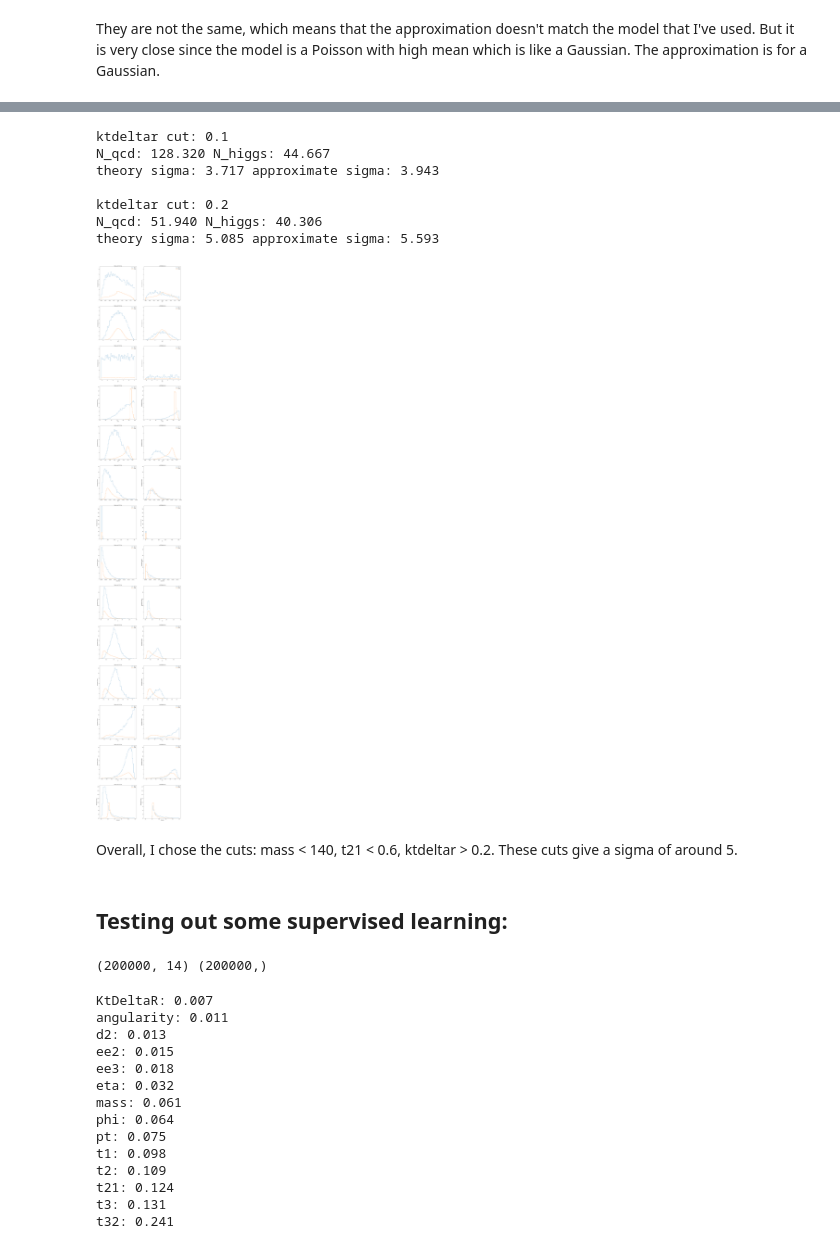
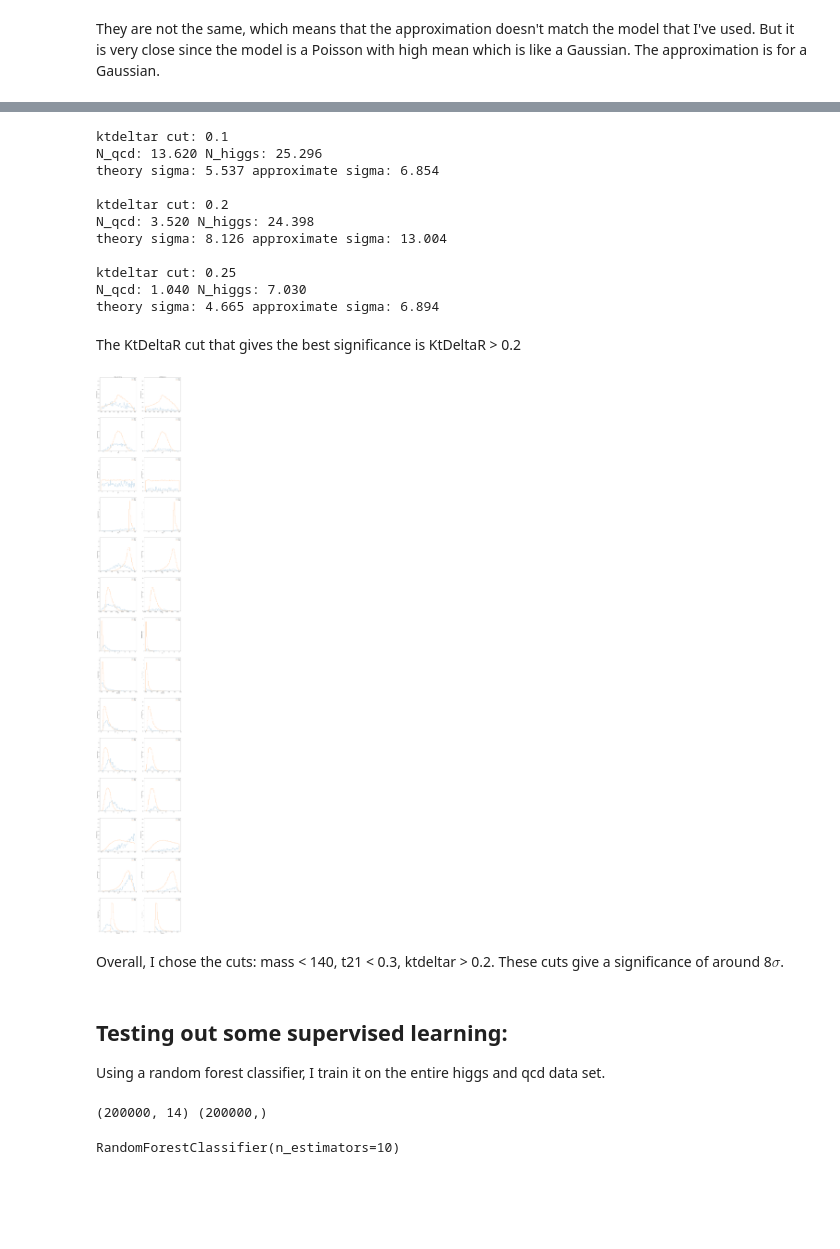
Before and after one commit to bvshih/PHYS434, a Jupyter notebook: Lab7/Lab7.ipynb, the cells around one changed output, grey strips where cells are left out. Saved outputs shown, nothing was run; the diff lists cells and outputs as text; code cells hidden in the pictures; blank space fills up the shorter version.

```diff
--- a/Lab7/Lab7.ipynb
+++ b/Lab7/Lab7.ipynb
@@ -115,7 +121,6 @@ def get_ylims(y1, y2, y3, y4):
 fig, ax = plt.subplots(14, 2, figsize = (20,140))
 
 for i in range(len(keys)):
-#for i in range(1):
     hist1 = ax[i,0].hist(qcd[keys[i]], weights = np.ones(len(qcd))*normalization_qcd, bins = 50, histtype = 'step' ,label = 'QCD');
     hist2 = ax[i,0].hist(higgs[keys[i]], weights = np.ones(len(higgs))*normalization_higgs, bins = hist1[1], histtype = 'step' ,label = 'Higgs');
 
@@ -129,9 +134,10 @@ for i in range(len(keys)):
 
     for k in range(len(title)):
         ax[i,k].set_ylim(ymin, ymax)
-        ax[i,k].set_title(title[k])
         ax[i,k].set_ylabel('Normalized Counts')
         ax[i,k].set_xlabel(keys[i])
         ax[i,k].legend()
+ax[0,0].set_title(title[0])
+ax[0,1].set_title(title[1])
 plt.show()
 # %% [output]
@@ -139,8 +145,8 @@ plt.show()
 # %%
-t21_cut = [0.6, 0.5, 0.4, 0.3]
+t21_cut = [0.6, 0.5, 0.4, 0.3, 0.2]
 
 for i in t21_cut:
-    print(f't12 cut: {i}')
+    print(f't21 cut: {i}')
     cut2_qcd = cut_qcd[cut_qcd['t21'] < i]
     cut2_higgs = cut_higgs[cut_higgs['t21'] < i]
 
@@ -173,8 +185,7 @@ theory sigma: 5.320 approximate sigma: 6.435
 keys = ['pt', 'eta', 'phi', 'mass', 'ee2', 'ee3', 'd2', 'angularity', 't1',
        't2', 't3', 't21', 't32', 'KtDeltaR']
 
-#title = ['No Cut', 'Mass Cut', 't21 Cut']
-title = ['Mass Cut', 't21 Cut']
+title = ['Mass Cut', 'Mass and t21 Cut']
 
 normalization_higgs = 50/len(higgs)
 normalization_qcd = 2000/len(qcd)
@@ -182,8 +193,8 @@ normalization_qcd = 2000/len(qcd)
 cut_qcd = qcd[qcd['mass']<140]
 cut_higgs = higgs[higgs['mass']<140]
 
-cut2_qcd = cut_qcd[cut_qcd['t21'] < 0.6]
-cut2_higgs = cut_higgs[cut_higgs['t21'] < 0.6]
+cut2_qcd = cut_qcd[cut_qcd['t21'] < 0.3]
+cut2_higgs = cut_higgs[cut_higgs['t21'] < 0.3]
 
 def get_ylims(y3, y4, y5, y6):
     all_y = np.hstack((y3, y4, y5, y6))
@@ -198,8 +209,6 @@ def get_ylims(y3, y4, y5, y6):
 fig, ax = plt.subplots(14, 2, figsize = (20,140))
 
 for i in range(len(keys)):
-    #hist1 = ax[i,0].hist(qcd[keys[i]], weights = np.ones(len(qcd))*normalization_qcd, bins = 50, histtype = 'step', label = 'QCD');
-    #hist2 = ax[i,0].hist(higgs[keys[i]], weights = np.ones(len(higgs))*normalization_higgs, bins = hist1[1], histtype = 'step', label = 'Higgs');
 
     hist3 = ax[i,0].hist(cut_qcd[keys[i]], weights = np.ones(len(cut_qcd))*normalization_qcd, bins = 50, histtype = 'step', label = 'QCD');
     hist4 = ax[i,0].hist(cut_higgs[keys[i]], weights = np.ones(len(cut_higgs))*normalization_higgs, bins = hist3[1], histtype = 'step', label = 'Higgs');
@@ -207,16 +216,16 @@ for i in range(len(keys)):
     hist5 = ax[i,1].hist(cut2_qcd[keys[i]], weights = np.ones(len(cut2_qcd))*normalization_qcd, bins = hist3[1], histtype = 'step', label = 'QCD');
     hist6 = ax[i,1].hist(cut2_higgs[keys[i]], weights = np.ones(len(cut2_higgs))*normalization_higgs, bins = hist3[1], histtype = 'step', label = 'Higgs');
 
-    #ymax, ymin = get_ylims(hist1[0], hist2[0], hist3[0], hist4[0], hist5[0], hist6[0])
     ymax, ymin = get_ylims(hist3[0], hist4[0], hist5[0], hist6[0])
 
 
     for k in range(len(title)):
         ax[i,k].set_ylim(ymin, ymax)
-        ax[i,k].set_title(title[k])
         ax[i,k].set_ylabel('Normalized Counts')
         ax[i,k].set_xlabel(keys[i])
         ax[i,k].legend()
+ax[0,0].set_title(title[0])
+ax[0,1].set_title(title[1])
 
 plt.show()
 # %% [output]
@@ -224,5 +233,5 @@ plt.show()
 # %%
-ktdeltar_cut = [0.1, 0.2]
+ktdeltar_cut = [0.1, 0.2, 0.25]
 
 for i in ktdeltar_cut:
     print(f'ktdeltar cut: {i}')
@@ -240,12 +249,18 @@ for i in ktdeltar_cut:
     print(f'theory sigma: {theory_sigma:.3f} approximate sigma: {approx_sigma:.3f}\n')
 # %% [output]
 ktdeltar cut: 0.1
-N_qcd: 128.320 N_higgs: 44.667
-theory sigma: 3.717 approximate sigma: 3.943
+N_qcd: 13.620 N_higgs: 25.296
+theory sigma: 5.537 approximate sigma: 6.854
 
 ktdeltar cut: 0.2
-N_qcd: 51.940 N_higgs: 40.306
-theory sigma: 5.085 approximate sigma: 5.593
+N_qcd: 3.520 N_higgs: 24.398
+theory sigma: 8.126 approximate sigma: 13.004
+
+ktdeltar cut: 0.25
+N_qcd: 1.040 N_higgs: 7.030
+theory sigma: 4.665 approximate sigma: 6.894
+# %% [markdown]
+The KtDeltaR cut that gives the best significance is KtDeltaR > 0.2
 # %%
 keys = ['pt', 'eta', 'phi', 'mass', 'ee2', 'ee3', 'd2', 'angularity', 't1',
        't2', 't3', 't21', 't32', 'KtDeltaR']
@@ -258,49 +273,50 @@ normalization_qcd = 2000/len(qcd)
 cut_qcd = qcd[qcd['mass']<140]
 cut_higgs = higgs[higgs['mass']<140]
 
-cut2_qcd = cut_qcd[cut_qcd['t21'] < 0.6]
-cut2_higgs = cut_higgs[cut_higgs['t21'] < 0.6]
+cut2_qcd = cut_qcd[cut_qcd['t21'] < 0.3]
+cut2_higgs = cut_higgs[cut_higgs['t21'] < 0.3]
 
 cut3_qcd = cut2_qcd[cut2_qcd['KtDeltaR'] > 0.2]
 cut3_higgs = cut2_higgs[cut2_higgs['KtDeltaR'] > 0.2]
 
 def get_ylims(y1, y2, y3, y4):
     all_y = np.hstack((y1, y2, y3, y4))
 
     ymax = all_y.max()+1
     ymin = all_y.min()
-
-    #print(all_y)
 
     return ymax, ymin
 
 fig, ax = plt.subplots(14, 2, figsize = (20,140))
 
 for i in range(len(keys)):
 
     hist1 = ax[i,0].hist(cut2_qcd[keys[i]], weights = np.ones(len(cut2_qcd))*normalization_qcd, bins = 50, histtype = 'step', label = 'QCD');
     hist2 = ax[i,0].hist(cut2_higgs[keys[i]], weights = np.ones(len(cut2_higgs))*normalization_higgs, bins = hist1[1], histtype = 'step', label = 'Higgs');
 
     hist3 = ax[i,1].hist(cut3_qcd[keys[i]], weights = np.ones(len(cut3_qcd))*normalization_qcd, bins = hist1[1], histtype = 'step', label = 'QCD');
     hist4 = ax[i,1].hist(cut3_higgs[keys[i]], weights = np.ones(len(cut3_higgs))*normalization_higgs, bins = hist1[1], histtype = 'step', label = 'Higgs');
 
     ymax, ymin = get_ylims(hist1[0], hist2[0], hist3[0], hist4[0])
 
 
     for k in range(len(title)):
         ax[i,k].set_ylim(ymin, ymax)
-        ax[i,k].set_title(title[k])
         ax[i,k].set_ylabel('Normalized Counts')
         ax[i,k].set_xlabel(keys[i])
         ax[i,k].legend()
+ax[0,0].set_title(title[0])
+ax[0,1].set_title(title[1])
 
 plt.show()
 # %% [output]
-[figure, old version]
+[figure, new version]
 # %% [markdown]
-Overall, I chose the cuts: mass < 140, t21 < 0.6, ktdeltar > 0.2. These cuts give a sigma of around 5.
+Overall, I chose the cuts: mass < 140, t21 < 0.3, ktdeltar > 0.2. These cuts give a significance of around 8$\sigma$.
 # %% [markdown]
 ## Testing out some supervised learning:
+
+Using a random forest classifier, I train it on the entire higgs and qcd data set.
 # %%
 keys = ['pt', 'eta', 'phi', 'mass', 'ee2', 'ee3', 'd2', 'angularity', 't1',
        't2', 't3', 't21', 't32', 'KtDeltaR']
@@ -312,25 +328,9 @@ print(X.shape, Y.shape)
 # %% [output]
 (200000, 14) (200000,)
 # %%
-clf1 = RandomForestClassifier(n_estimators = 10)
-clf1 = clf1.fit(X,Y)
-
-feature_importance1 = np.vstack((keys, clf1.feature_importances_))
-feature_importance1.sort(axis = 1)
-for i in range(len(feature_importance1[0])):
-    print(f'{feature_importance1[0][i]}: {float(feature_importance1[1][i]):.3f}')
+clf = RandomForestClassifier(n_estimators = 10)
+clf.fit(X,Y)
+result = permutation_importance(clf, X, Y)
+means = result.importances_mean
 # %% [output]
-KtDeltaR: 0.007
-angularity: 0.011
-d2: 0.013
-ee2: 0.015
-ee3: 0.018
-eta: 0.032
-mass: 0.061
-phi: 0.064
-pt: 0.075
-t1: 0.098
-t2: 0.109
-t21: 0.124
-t3: 0.131
-t32: 0.241
+RandomForestClassifier(n_estimators=10)
```
Also changed, not shown: parts of 13 cells of this notebook, 2 other files.
